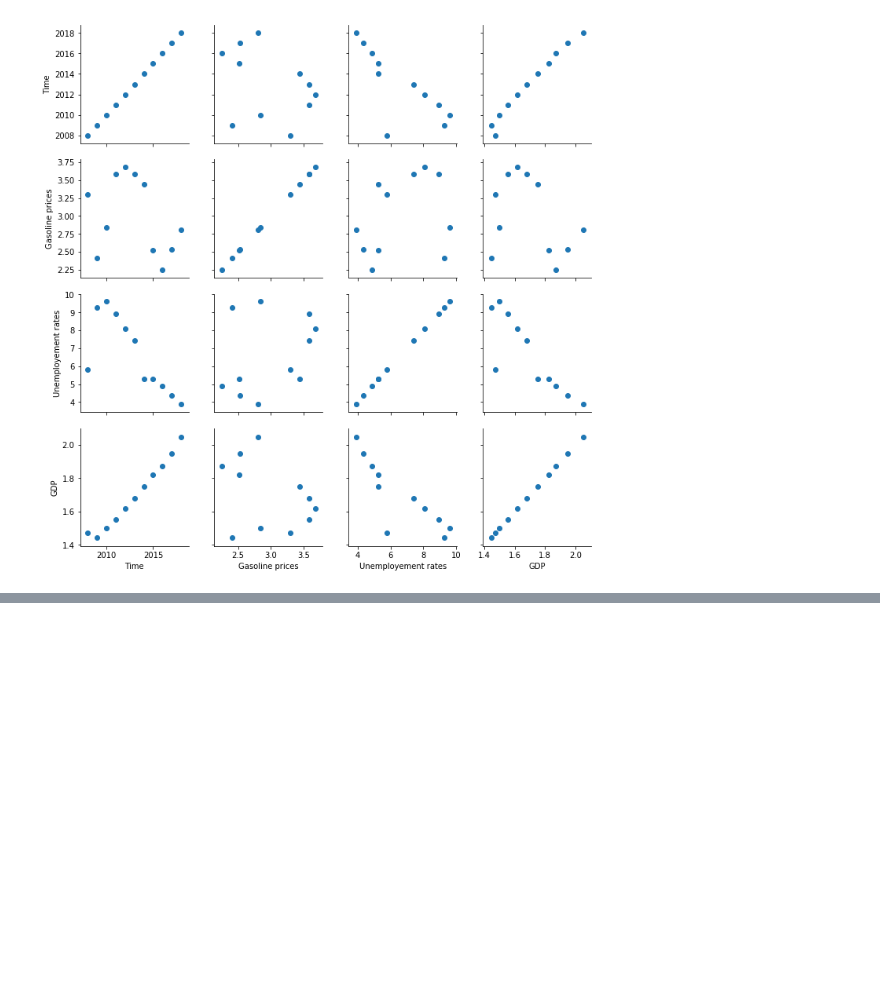
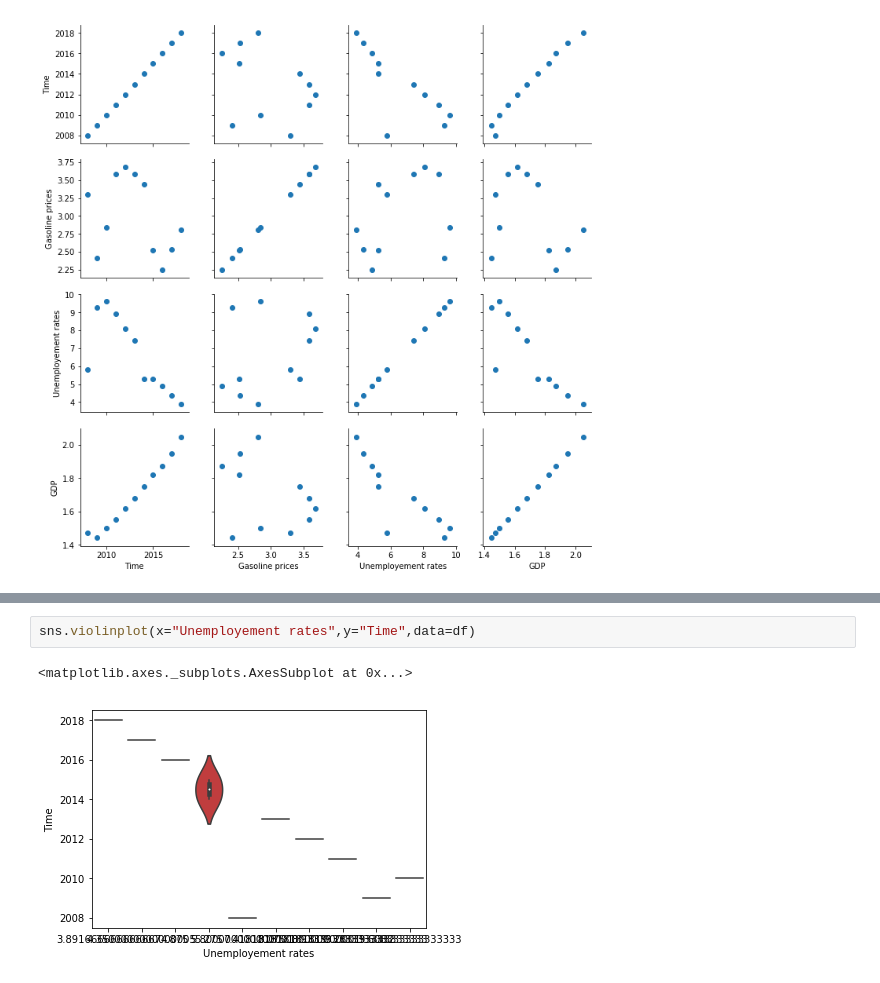
Before and after one commit to vpenumar/Scientific-visualization, a Jupyter notebook: Final assmt 2.ipynb, the cells around one changed output, grey strips where cells are left out. Saved outputs shown, nothing was run; the diff lists cells and outputs as text; blank space fills up the shorter version.

```diff
--- a/Final assmt 2.ipynb
+++ b/Final assmt 2.ipynb
@@ -80,0 +57,5 @@ git push -u origin master
+# %%
+sns.violinplot(x="Unemployement rates",y="Time",data=df)
+# %% [output]
+<matplotlib.axes._subplots.AxesSubplot at 0x...>
+[figure, added]
```
Also changed, not shown: parts of 4 cells of this notebook.
